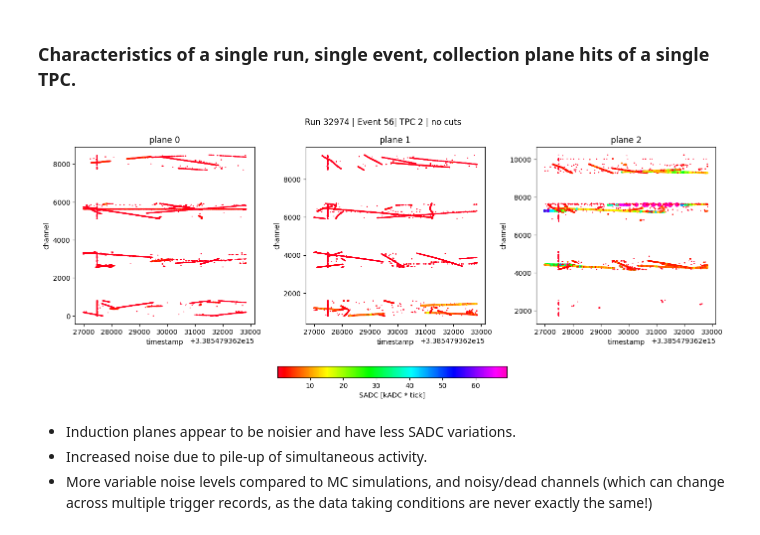
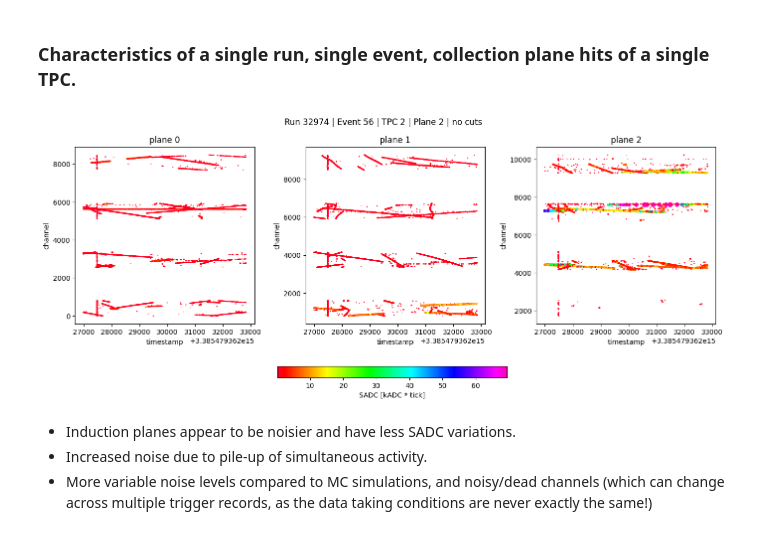
Before and after one commit to JuliaFavaro/SS25_TP_ProtoDUNE, a Jupyter notebook: src/RUN_test event_run_TPC.ipynb, the cells around one changed output. Cells and saved outputs as stored; diff of their text form; code cells hidden in the pictures.

```diff
--- a/src/RUN_test event_run_TPC.ipynb
+++ b/src/RUN_test event_run_TPC.ipynb
@@ -61,28 +61,33 @@ apa_ranges = {
 event=56
 plane=2
 TPC=2
+
+def make_title(run, event, TPC, plane, cuts="no cuts"):
+    return f"Run {run} | Event {event} | TPC {TPC} | Plane {plane} | {cuts}"
 # %% [markdown]
 ### Characteristics of a single run, single event, collection plane hits of a single TPC.
 # %%
 #timestamps correspond to microseconds, the big number is the first detection hit in timestamp
 # Note: APA1 collection plane is broken so we will not use it in this analysis.
 
 tps_32974 = df_32974[(df_32974.event == event)]
+tps_32974.run_name = "Cosmic run 32974"
 vmin, vmax = tps_32974["TP_SADC"].min()/1e3, (tps_32974["TP_SADC"].max()/1e3)/2
 fig, ax = plt.subplots(1, 3, figsize=(14, 6))
 
 for plane in range(3):
     tps = tps_32974[tps_32974.TP_plane == plane]
     sc = ax[plane].scatter(tps.TP_peakT, tps.TP_channel, s=tps.TP_TOT / 10, c=tps.TP_SADC/1e3, cmap='gist_rainbow', vmin=vmin, vmax=vmax)
     ax[plane].set_xlabel("timestamp")
     ax[plane].set_ylabel("channel")
     ax[plane].set_title(f"plane {plane}")
-plt.suptitle(f"Run {tps_32974['run'].unique()[0]} | Event {event} | TPC {TPC} | no cuts")
+
+plt.suptitle(make_title(tps['run'].unique()[0], event, TPC, plane))
 fig.colorbar(sc, ax=ax, orientation='horizontal', fraction=0.05, pad=-0.3).set_label("SADC [kADC * tick]")
 plt.tight_layout()
 plt.show()
 # %% [output]
-[figure, old version]
+[figure, new version]
 # %% [markdown]
 - Induction planes appear to be noisier and have less SADC variations.
 - Increased noise due to pile-up of simultaneous activity.
```
Also changed, not shown: parts of 9 cells of this notebook.
